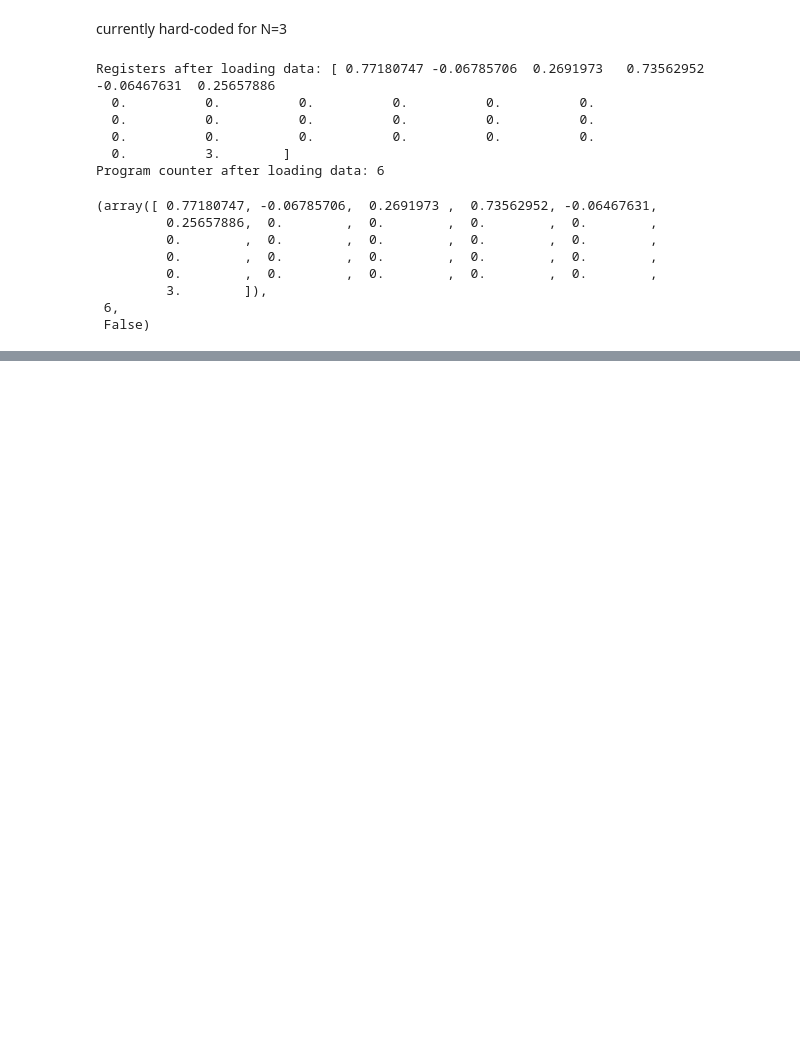
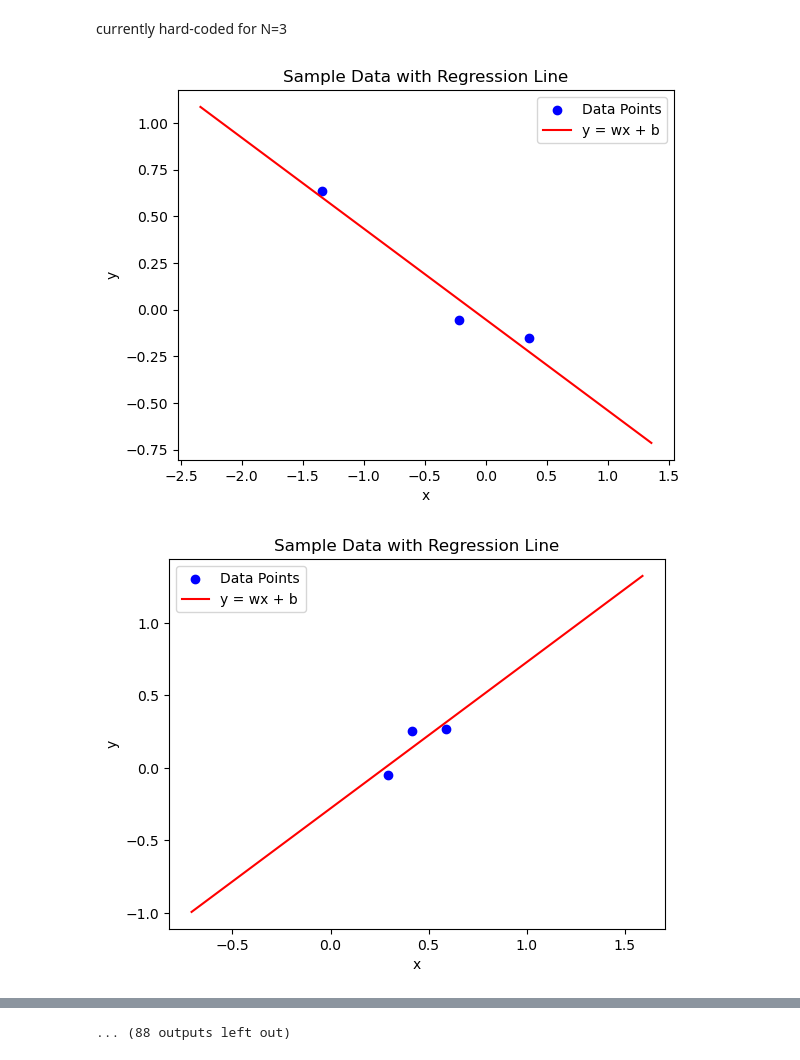
Before and after one commit to sultandaniels/mmc_lin_reg, a Jupyter notebook: run_rasp.ipynb, the cells around one changed output, grey strips where cells are left out. Saved outputs shown, nothing was run; the diff lists cells and outputs as text; code cells hidden in the pictures; blank space fills up the shorter version.

Commit message:
coded rasp simulation for N=3

```diff
--- a/run_rasp.ipynb
+++ b/run_rasp.ipynb
@@ -253,17 +310,23 @@ def run_rasp_scalar_lin_reg(N,x,y,r,pc,halt):
 # %%
-run_rasp_scalar_lin_reg(N, x, y, r, pc, halt)
+slopes = np.zeros(trials)
+intercepts = np.zeros(trials)
+for trial in range(trials):
+    r, pc, halt, slope, intercept = run_rasp_scalar_lin_reg(N, x[:, trial], y[:, trial], r, pc, halt)
+    slopes[trial] = slope
+    intercepts[trial] = intercept
-# %% [output]
-Registers after loading data: [ 0.77180747 -0.06785706  0.2691973   0.73562952 -0.06467631  0.25657886
-  0.          0.          0.          0.          0.          0.
-  0.          0.          0.          0.          0.          0.
-  0.          0.          0.          0.          0.          0.
-  0.          3.        ]
-Program counter after loading data: 6
-(array([ 0.77180747, -0.06785706,  0.2691973 ,  0.73562952, -0.06467631,
-         0.25657886,  0.        ,  0.        ,  0.        ,  0.        ,
-         0.        ,  0.        ,  0.        ,  0.        ,  0.        ,
-         0.        ,  0.        ,  0.        ,  0.        ,  0.        ,
-         0.        ,  0.        ,  0.        ,  0.        ,  0.        ,
-         3.        ]),
- 6,
- False)
+# %%
+#plot the data points and the regression line
+for trial in range(trials):
+    fig, ax = plt.subplots()
+    ax.scatter(x[:,trial], y[:,trial], label='Data Points', color='blue')
+    ax.set_xlabel("x")
+    ax.set_ylabel("y")
+    ax.set_title("Sample Data with Regression Line")
+    x_line = np.linspace(min(x[:,trial])-1, max(x[:,trial])+1, 100)
+    y_line = slopes[trial] * x_line + intercepts[trial]
+    ax.plot(x_line, y_line, color='red', label='y = wx + b')
+    ax.legend()
+    fig.show()
+# %% [output]
+[figure, added]
+[figure, added]
@@ -269,0 +343 @@ Program counter after loading data: 6
+... (88 outputs left out)
```
Also changed, not shown: parts of 3 cells of this notebook.
